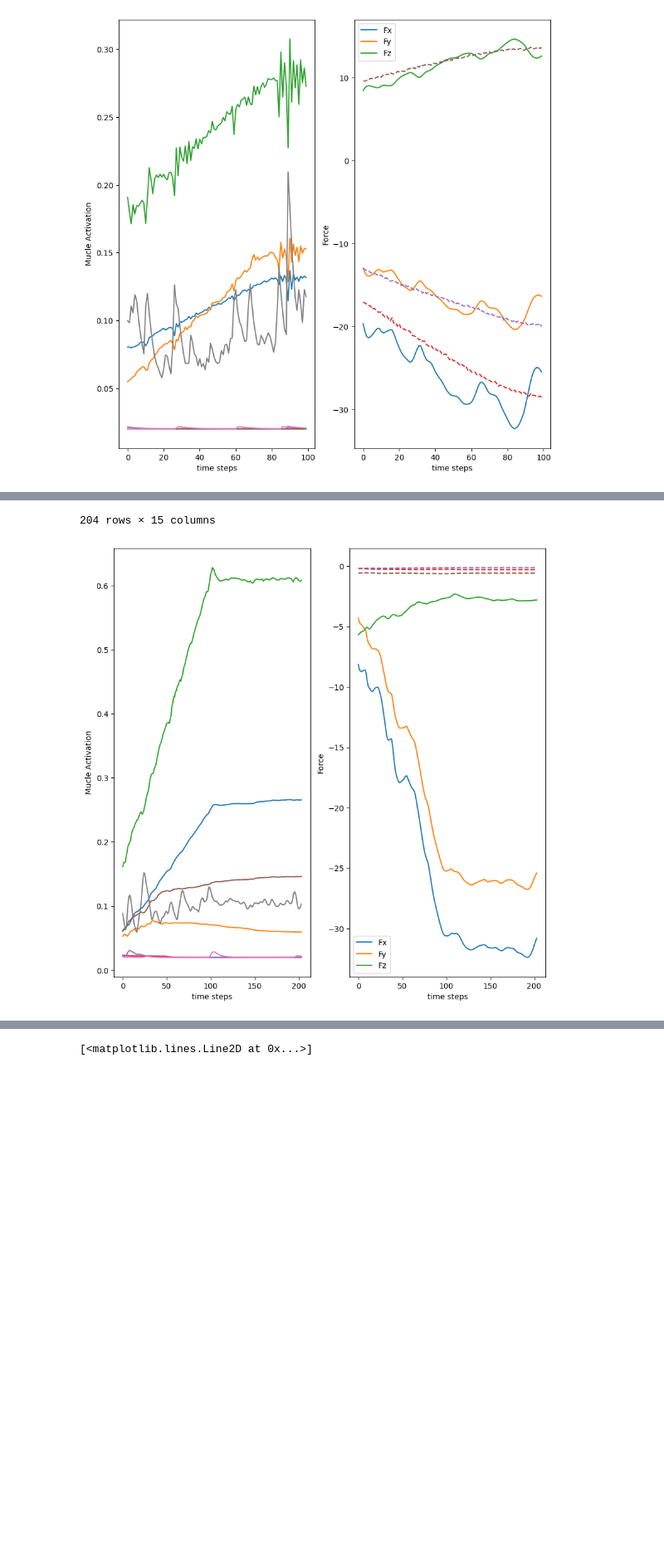
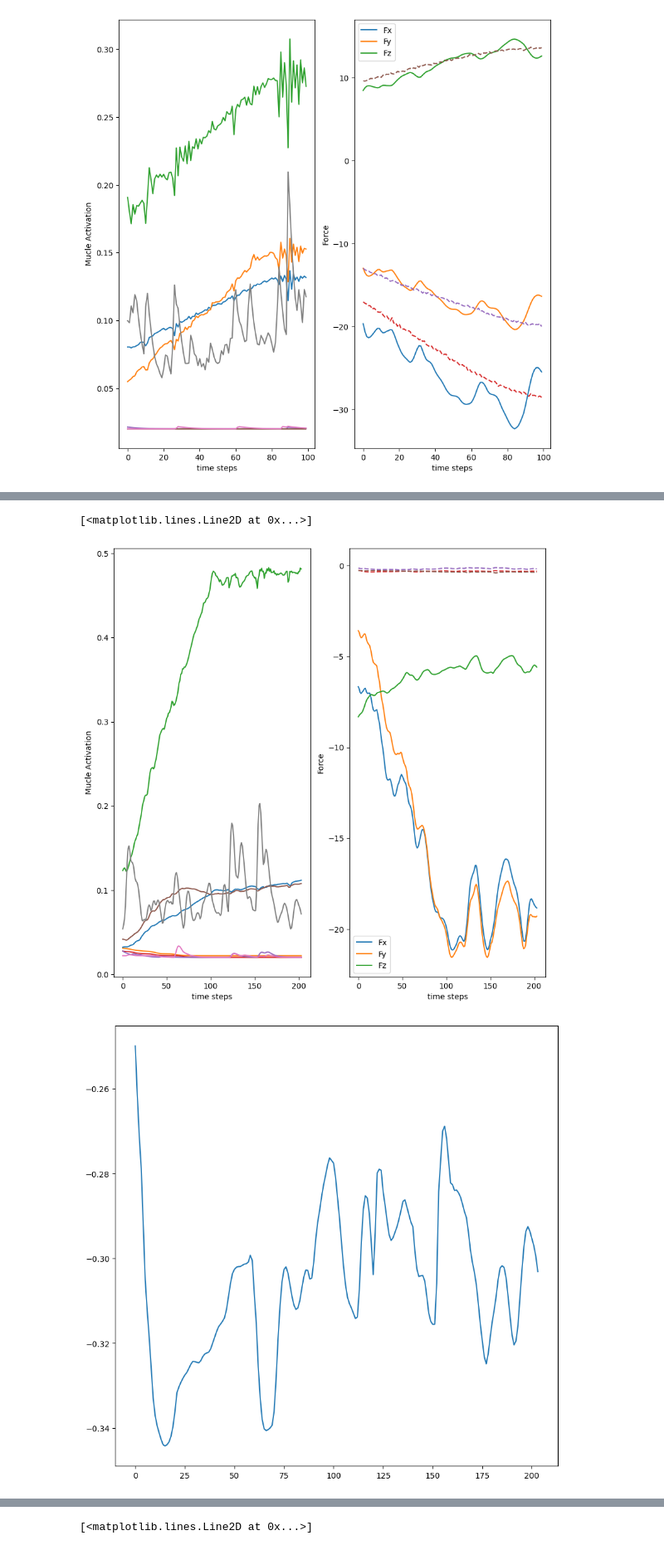
Before and after one commit to ericfonseca95/kmk, a Jupyter notebook: notebooks/LSTM_PRETRAIN.ipynb, the cells around one changed output, grey strips where cells are left out. Shown at 83% size. Drawn from its saved outputs; the diff is of its cells as text; code cells hidden in the pictures; blank space fills up the shorter version.

Commit message:
plot event function added to notebooks
plot event function added to notebooks

```diff
--- a/notebooks/LSTM_PRETRAIN.ipynb
+++ b/notebooks/LSTM_PRETRAIN.ipynb
@@ -448,27 +448,30 @@ group_df = group_df.reset_index(drop=True)
 
 # lets turn all this into a function
 
-def get_event_prediction(event_df, model, window_size = 100, stride=5, xcols = ['EPB', 'EPL', 'FPL', 'APL', 'ADD', 'FCU', 'FPB', 'OPP'], ycols = ['Fx','Fy','Fz'], device='cuda'):
+def get_event_prediction(event_df, model, scaler, window_size = 100, stride=5, xcols = ['EPB', 'EPL', 'FPL', 'APL', 'ADD', 'FCU', 'FPB', 'OPP'], ycols = ['Fx','Fy','Fz'], device='cuda'):
     # get the number of rows in the event
     num_rows = event_df.shape[0]
     window_dfs = sliding_event_df(event_df, window_size = num_rows, stride = stride)
+
+    # scale all the x values
+    window_Xs = [scaler.transform(i[xcols]) for i in window_dfs]
     # get the prediciton for each window
-    preds = [model(torch.from_numpy(i[xcols].values).float().to('cuda')).detach().cpu().numpy() for i in window_dfs]
+    preds = [model(torch.from_numpy(x).float().to('cuda')).detach().cpu().numpy() for x in window_Xs]
     # add the prediciton to the dataframe
     for i, temp in enumerate(window_dfs):
         temp[ycols[0]+'_pred'] = preds[i][:,0]
         temp[ycols[1]+'_pred'] = preds[i][:,1]
         temp[ycols[2]+'_pred'] = preds[i][:,2]
     # average all time points
-    group_df = pd.concat([i for i in window_dfs]).groupby(['Time']).mean()
+    group_df = pd.concat([i for i in window_dfs]).groupby(['Time']).min()
     # make time a column and remove the index
     group_df['Time'] = group_df.index
     group_df = group_df.reset_index(drop=True)
     return group_df
 
-def plot_event_prediction(event_df, model, window_size = 100, stride=5, xcols = ['EPB', 'EPL', 'FPL', 'APL', 'ADD', 'FCU', 'FPB', 'OPP'], ycols = ['Fx','Fy','Fz'], device='cuda'):
+def plot_event_prediction(event_df, model, scaler, window_size = 100, stride=5, xcols = ['EPB', 'EPL', 'FPL', 'APL', 'ADD', 'FCU', 'FPB', 'OPP'], ycols = ['Fx','Fy','Fz'], device='cuda'):
     # get the number of rows in the event
-    group_df = get_event_prediction(event_df, model, window_size = window_size, stride=stride, xcols = xcols, ycols = ycols, device=device)
+    group_df = get_event_prediction(event_df, model, scaler, window_size = window_size, stride=stride, xcols = xcols, ycols = ycols, device=device)
     # plot the data
     fig, ax = plt.subplots(1,2, figsize=(10,10))
     ax[0].plot(group_df[xcols])
@@ -520,6 +540,9 @@ See the caveats in the documentation: https://pandas.pydata.org/pandas-docs/stab
 # %%
 n = np.random.randint(0, len(test_data.subject_events))
-print(len(train_data.subject_events))
-subject_events = train_data.subject_events[n]
-plot_event_prediction(subject_event_df, model, window_size = 100, stride = 5)
+print(n)
+print(len(test_data.subject_events))
+subject_events = test_data.subject_events[n]
+group_df = plot_event_prediction(test_data.subject_events[n][0], model, scale, window_size = 100, stride = 5)
+fig, ax = plt.subplots(figsize=(10,10))
+ax.plot(group_df['Fx_pred'])
 # %% [output]
@@ -539,2 +551,3 @@ plot_event_prediction(subject_event_df, model, window_size = 100, stride = 5)
-204 rows × 15 columns
+[<matplotlib.lines.Line2D at 0x...>]
-[figure, old version]
+[figure, new version]
+[figure, added]
```
Also changed, not shown: parts of 3 cells of this notebook.
